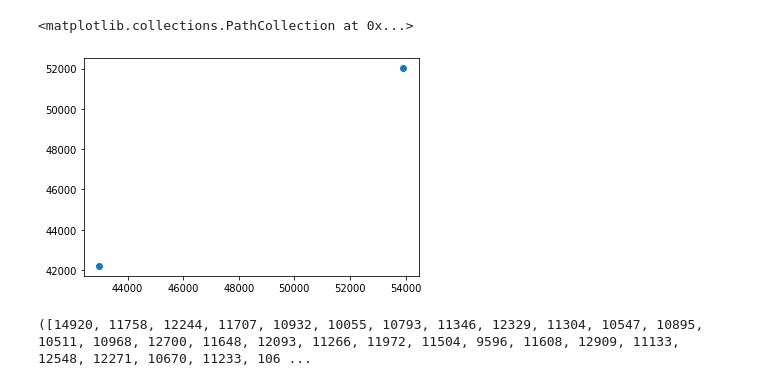
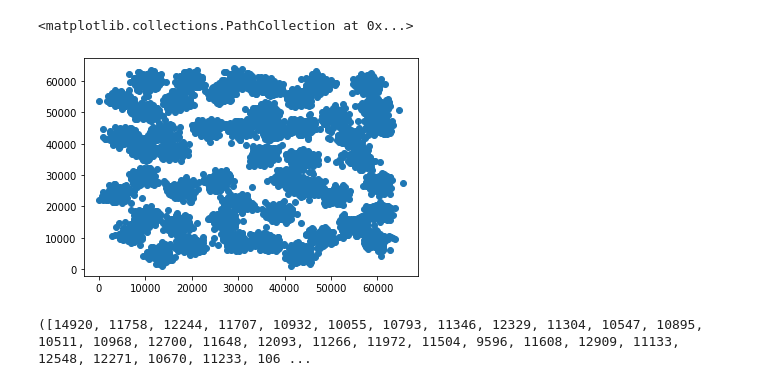
Before and after one commit to samarth-ramesh/random-musings, a Jupyter notebook: clustering.ipynb, the cells around one changed output. Saved outputs shown, nothing was run; the diff lists cells and outputs as text; code cells hidden in the pictures.

```diff
--- a/clustering.ipynb
+++ b/clustering.ipynb
@@ -9,11 +9,12 @@ with open("./data.txt", "r") as fp:
     data = tuple(map(lambda d: tuple(map(lambda x: int(x), d)), data))
 arr = np.array(data)
 # arr = np.transpose(data)
-# %%
-plt.scatter(arr[0], arr[1])
-# %% [output]
-<matplotlib.collections.PathCollection at 0x...>
-[figure, removed]
+# %%
+transformed = arr.transpose()
+plt.scatter(transformed[0], transformed[1])
+# %% [output]
+<matplotlib.collections.PathCollection at 0x...>
+[figure, added]
 # %%
 km = KMeans(n_clusters=50, init='random')
 arr2 = km.fit_predict(arr)
```
Also changed, not shown: 2 other files.
